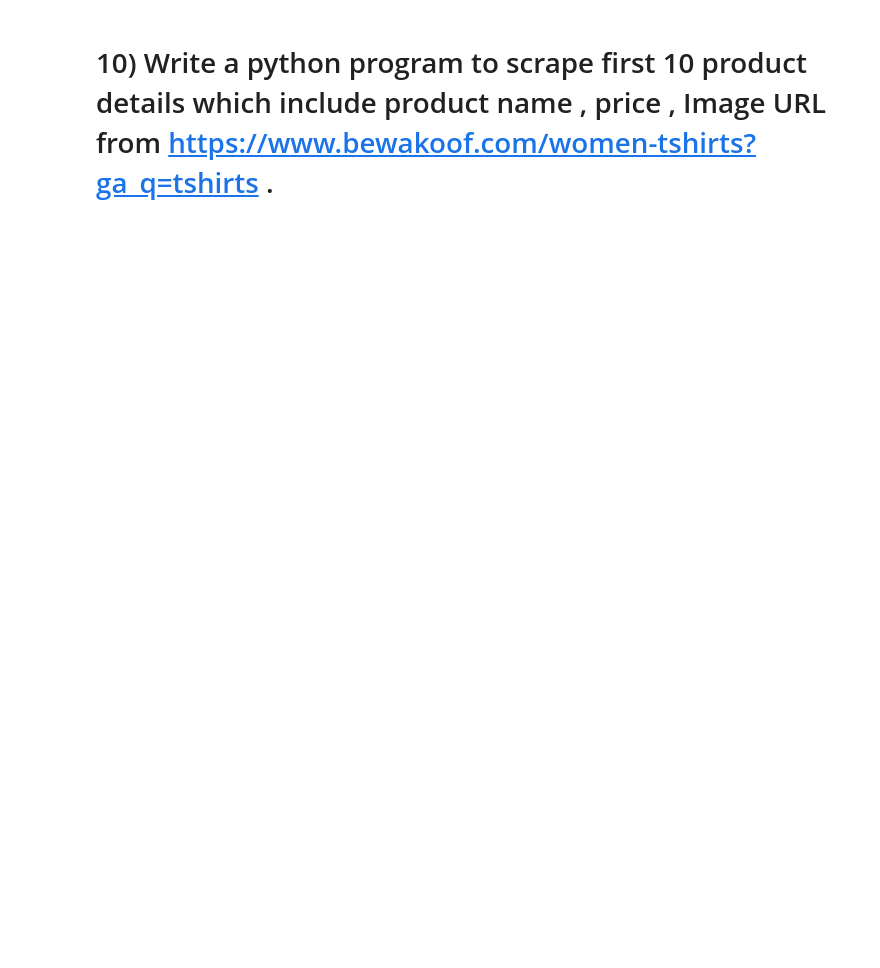
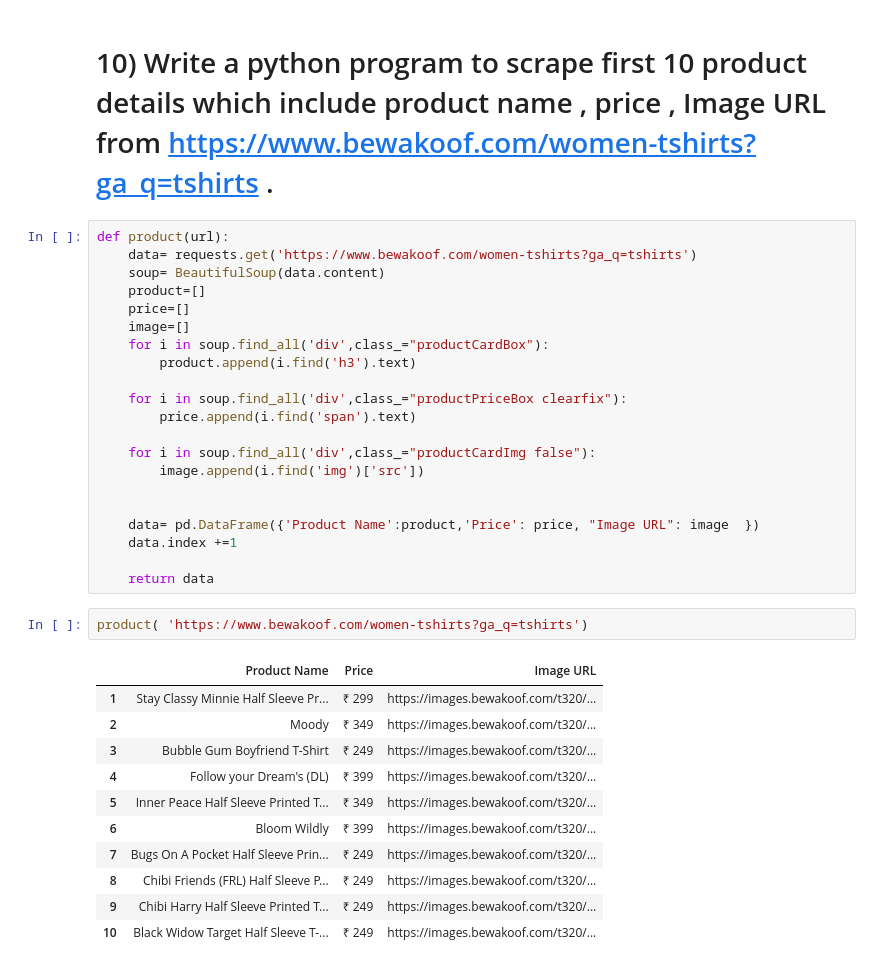
Before and after one commit to mohittomar2008/Doubts, a Jupyter notebook: WEB-SCRAPING-ASSIGNMENT-1--1-.ipynb, the cells around one changed output. Saved outputs shown, nothing was run; the diff lists cells and outputs as text; blank space fills up the shorter version.

```diff
--- a/WEB-SCRAPING-ASSIGNMENT-1--1-.ipynb
+++ b/WEB-SCRAPING-ASSIGNMENT-1--1-.ipynb
@@ -440,3 +440,38 @@ scrapping( 'https://www.dineout.co.in/delhi-restaurants/buffet-special')
 | 12 | GlasshouseDoubleTree By Hilton Gu... | European, Indian Cuisine, Italian... | DoubleTree By Hilton Gurugram Baa... | 4.1 | https://im1.dineout.co.in/images/... |
 # %% [markdown]
 # 10) Write a python program to scrape first 10 product details which include product name , price , Image URL from https://www.bewakoof.com/women-tshirts?ga_q=tshirts .
+# %%
+def product(url):
+    data= requests.get('https://www.bewakoof.com/women-tshirts?ga_q=tshirts')
+    soup= BeautifulSoup(data.content)
+    product=[]
+    price=[]
+    image=[]
+    for i in soup.find_all('div',class_="productCardBox"):
+        product.append(i.find('h3').text)
+
+    for i in soup.find_all('div',class_="productPriceBox clearfix"):
+        price.append(i.find('span').text)
+
+    for i in soup.find_all('div',class_="productCardImg false"):
+        image.append(i.find('img')['src'])
+
+
+    data= pd.DataFrame({'Product Name':product,'Price': price, "Image URL": image  })
+    data.index +=1
+
+    return data
+# %%
+product( 'https://www.bewakoof.com/women-tshirts?ga_q=tshirts')
+# %% [output]
+|  | Product Name | Price | Image URL |
+| 1 | Stay Classy Minnie Half Sleeve Pr... | ₹ 299 | https://images.bewakoof.com/t320/... |
+| 2 | Moody | ₹ 349 | https://images.bewakoof.com/t320/... |
+| 3 | Bubble Gum Boyfriend T-Shirt | ₹ 249 | https://images.bewakoof.com/t320/... |
+| 4 | Follow your Dream's (DL) | ₹ 399 | https://images.bewakoof.com/t320/... |
+| 5 | Inner Peace Half Sleeve Printed T... | ₹ 349 | https://images.bewakoof.com/t320/... |
+| 6 | Bloom Wildly | ₹ 399 | https://images.bewakoof.com/t320/... |
+| 7 | Bugs On A Pocket Half Sleeve Prin... | ₹ 249 | https://images.bewakoof.com/t320/... |
+| 8 | Chibi Friends (FRL) Half Sleeve P... | ₹ 249 | https://images.bewakoof.com/t320/... |
+| 9 | Chibi Harry Half Sleeve Printed T... | ₹ 249 | https://images.bewakoof.com/t320/... |
+| 10 | Black Widow Target Half Sleeve T-... | ₹ 249 | https://images.bewakoof.com/t320/... |
```
